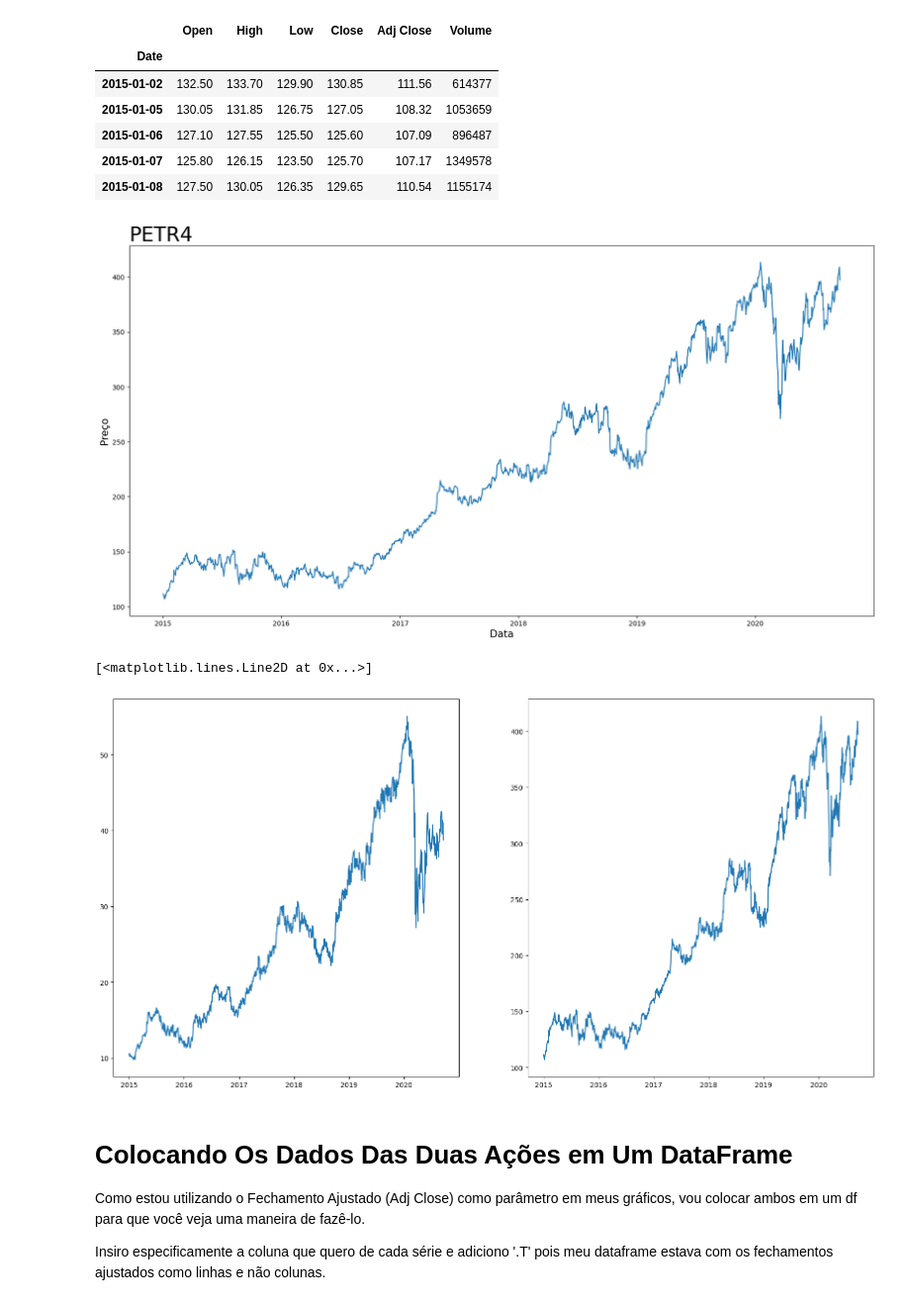
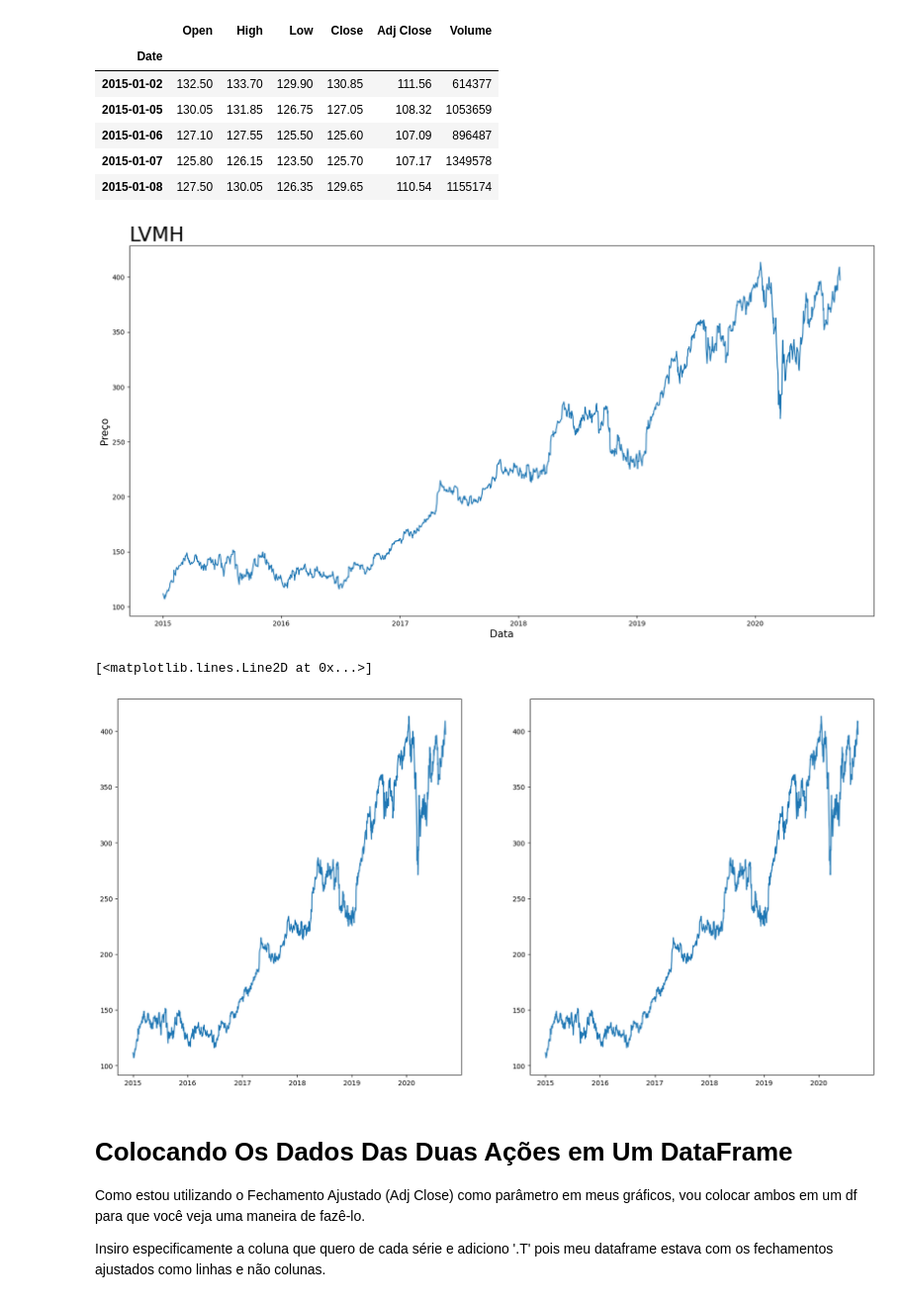
Before and after one commit to doblotoon/normalizacao-a-100, a Jupyter notebook: normalizacao-a-100.ipynb, the cells around one changed output. Shown: that part at 99% size. Cells and saved outputs as stored; diff of their text form; code cells hidden in the pictures.

```diff
--- a/normalizacao-a-100.ipynb
+++ b/normalizacao-a-100.ipynb
@@ -95,7 +95,7 @@ Para isso, vamos obter os dados da PETR4.
 # %%
 # Mesmo procedimento de obtenção dos dados
 
-serie_petr = yf.download('MC.PA', start='2015-01-01', end='2020-09-21', rounding=True)
+serie_lvmh = yf.download('MC.PA', start='2015-01-01', end='2020-09-21', rounding=True)
 # %% [output]
 [*********************100%%**********************]  1 of 1 completed
 # %%
@@ -113,22 +113,22 @@ serie_petr.head(5)
 # Aqui deixei com a cor padrão da linha
 
 plt.figure(figsize=(20,10), facecolor='white')
-plt.plot(serie_petr['Adj Close'])
-plt.title('PETR4', fontsize=30, loc='Left')
+plt.plot(serie_lvmh['Adj Close'])
+plt.title('LVMH', fontsize=30, loc='Left')
 plt.xlabel('Data', fontsize=15)
 plt.ylabel('Preço', fontsize=15)
 plt.show()
 # %% [output]
-[figure, old version]
+[figure, new version]
 # %%
 plt.figure(figsize=(20,10))
-plt.subplot(1, 2, 1,)
-plt.plot(serie_vale['Adj Close'])
+plt.subplot(2, 2, 1,)
+plt.plot(serie_lvmh['Adj Close'])
 plt.subplot(1, 2, 2)
-plt.plot(serie_petr['Adj Close'])
+plt.plot(serie_lvmh['Adj Close'])
 # %% [output]
 [<matplotlib.lines.Line2D at 0x...>]
-[figure, old version]
+[figure, new version]
 # %% [markdown]
 # Colocando Os Dados Das Duas Ações em Um DataFrame
 
```
Also changed, not shown: parts of 13 cells of this notebook, 1 other file.
